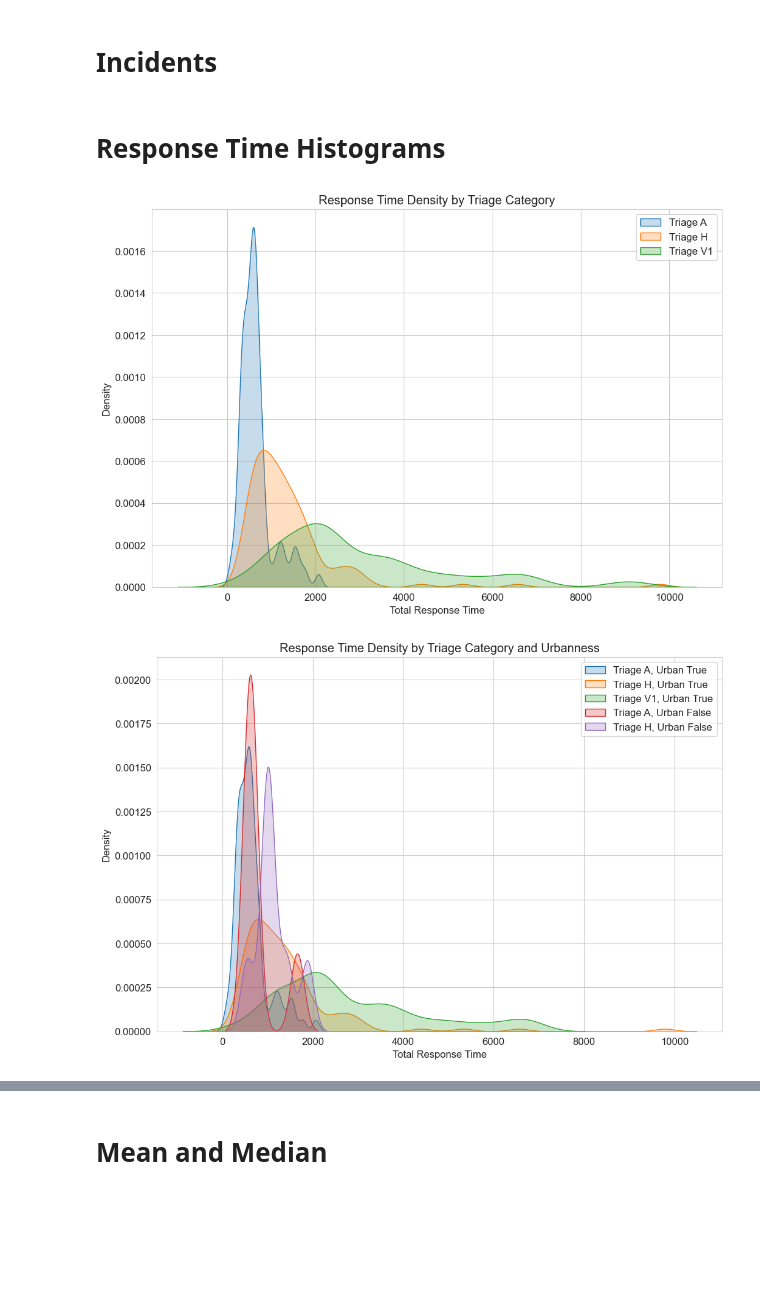
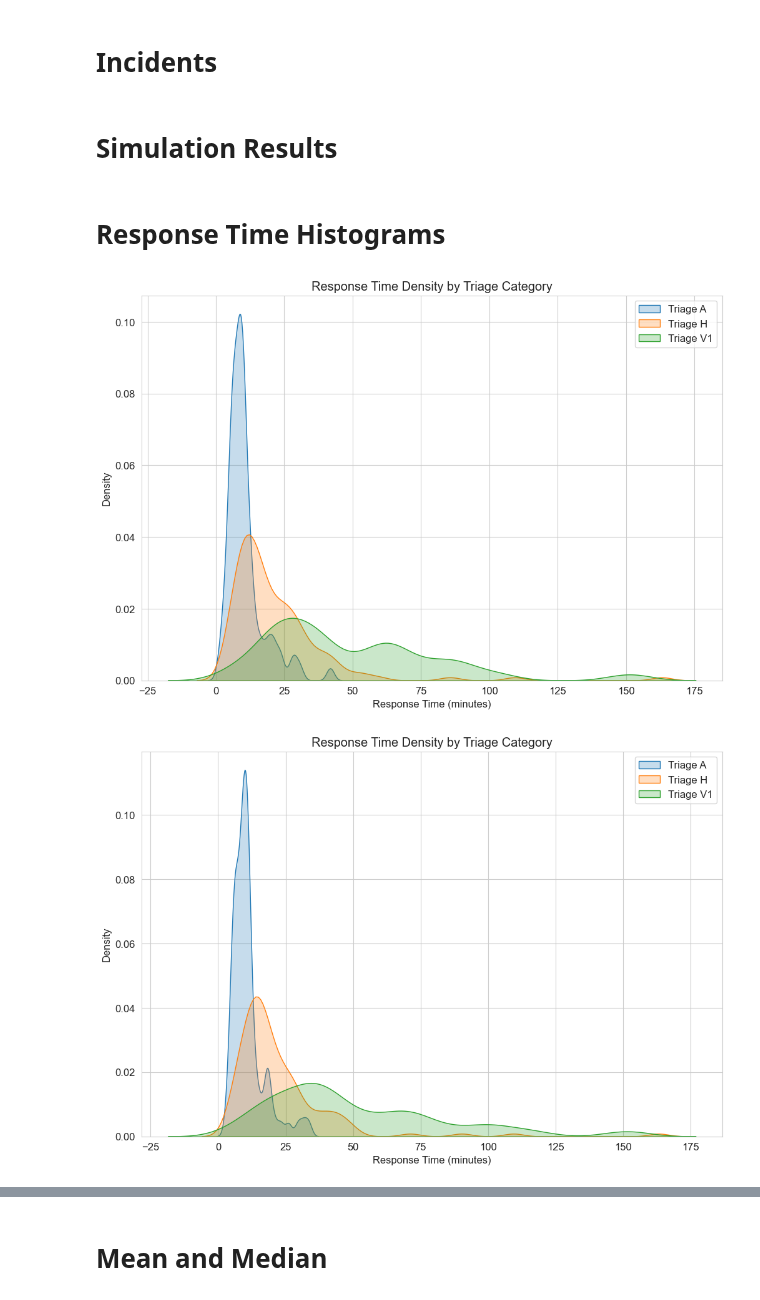
Before and after one commit to Emergency-Optimizers/Data-Processing, a Jupyter notebook: source/simulator_analysis/temp_simulator_analysis.ipynb, the cells around one changed output, grey strips where cells are left out. Drawn from its saved outputs; the diff is of its cells as text; code cells hidden in the pictures; blank space fills up the shorter version.

Commit message:
Segmentz

```diff
--- a/source/simulator_analysis/temp_simulator_analysis.ipynb
+++ b/source/simulator_analysis/temp_simulator_analysis.ipynb
@@ -32,44 +32,52 @@ data_loader = datahandler.DataLoader(datahandler.DataPreprocessorOUS_V2)
 data_loader.execute(clean=True, processed=True, enhanced=True)
 # %%
 df = data_loader.enhanced_incidents_df
+# %% [markdown]
+# Simulation Results
+# %%
+dfs = []
+filenames = ['1_segment.csv', '6_segment.csv', '12_segment.csv', '24_segment.csv', 'metrics_2024-04-10_16-37-54.csv']
+
+for filename in filenames:
+    df = pd.read_csv('./metrics/' + filename)
+    response_time_cols = ['duration_incident_creation', 'duration_resource_appointment',
+                        'duration_resource_preparing_departure', 'duration_dispatching_to_scene']
+    df['total_response_time'] = df[response_time_cols].sum(axis=1) / 60
+    dfs.append(df)
 # %% [markdown]
 # Response Time Histograms
-# %%
-filename = 'metrics_2024-04-10_15-12-10.csv'
-data = pd.read_csv('./metrics/' + filename)
 # %%
-response_time_cols = ['duration_incident_creation', 'duration_resource_appointment',
-                      'duration_resource_preparing_departure', 'duration_dispatching_to_scene']
-data['total_response_time'] = data[response_time_cols].sum(axis=1)
+for df in dfs:
+    response_time_cols = ['duration_incident_creation', 'duration_resource_appointment',
+                        'duration_resource_preparing_departure', 'duration_dispatching_to_scene']
+    df['total_response_time'] = df[response_time_cols].sum(axis=1) / 60
 
-plt.figure(figsize=(12, 8))
+    plt.figure(figsize=(12, 8))
 
-for triage_category in data['triage_impression_during_call'].unique():
-    subset = data[data['triage_impression_during_call'] == triage_category]
-    sns.kdeplot(subset['total_response_time'], bw_adjust=0.5, label=f'Triage {triage_category}', fill=True)
+    for triage_category in df['triage_impression_during_call'].unique():
+        subset = df[df['triage_impression_during_call'] == triage_category]
+        sns.kdeplot(subset['total_response_time'], bw_adjust=0.5, label=f'Triage {triage_category}', fill=True)
 
-plt.title('Response Time Density by Triage Category')
-plt.xlabel('Total Response Time')
-plt.ylabel('Density')
-plt.legend()
-plt.show()
+    plt.title('Response Time Density by Triage Category')
+    plt.xlabel('Response Time (minutes)')
+    plt.ylabel('Density')
+    plt.legend()
+    plt.show()
 
-response_time_cols = ['duration_incident_creation', 'duration_resource_appointment',
-                      'duration_resource_preparing_departure', 'duration_dispatching_to_scene']
-data['total_response_time'] = data[response_time_cols].sum(axis=1)
+    """
+    plt.figure(figsize=(12, 8))
 
-plt.figure(figsize=(12, 8))
+    for urban in [True, False]:
+        for triage_category in data['triage_impression_during_call'].unique():
+            subset = data[(data['triage_impression_during_call'] == triage_category) & (data['urban'] == urban)]
+            sns.kdeplot(subset['total_response_time'], bw_adjust=0.5, label=f'Triage {triage_category}, Urban {urban}', fill=True)
 
-for urban in [True, False]:
-    for triage_category in data['triage_impression_during_call'].unique():
-        subset = data[(data['triage_impression_during_call'] == triage_category) & (data['urban'] == urban)]
-        sns.kdeplot(subset['total_response_time'], bw_adjust=0.5, label=f'Triage {triage_category}, Urban {urban}', fill=True)
-
-plt.title('Response Time Density by Triage Category and Urbanness')
-plt.xlabel('Total Response Time')
-plt.ylabel('Density')
-plt.legend()
-plt.show()
+    plt.title('Response Time Density by Triage Category and Urbanness')
+    plt.xlabel('Response Time (minutes)')
+    plt.ylabel('Density')
+    plt.legend()
+    plt.show()
+    """
 # %% [output]
-[figure, old version]
+[figure, new version]
-[figure, old version]
+[figure, new version]
```
Also changed, not shown: parts of 11 cells of this notebook, 5 other files.
